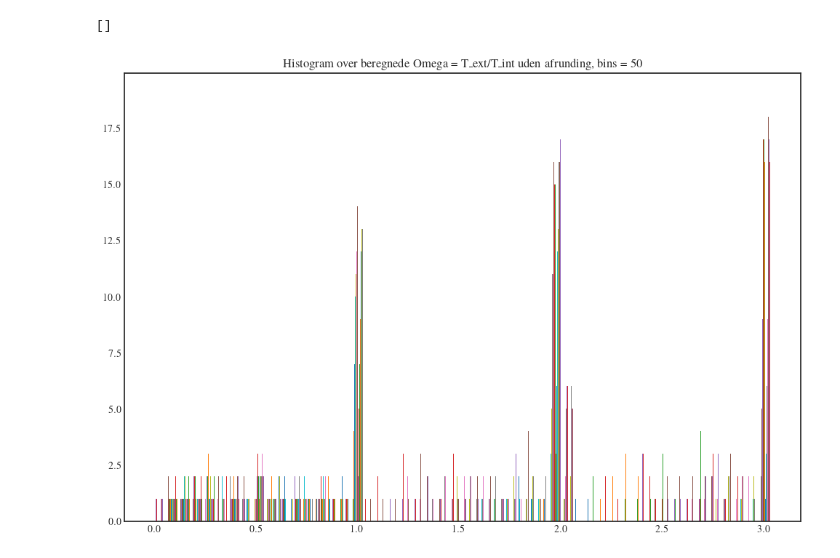
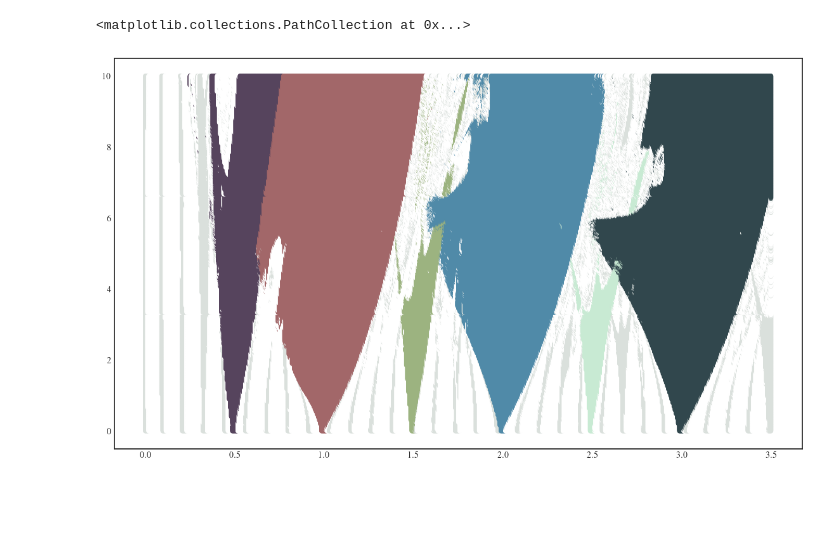
Before and after one commit to ErikBachRyhl/p53, a Jupyter notebook: arnold_plotting.ipynb, the cells around one changed output. Cells and saved outputs as stored; diff of their text form; code cells hidden in the pictures; blank space fills up the shorter version.

```diff
--- a/arnold_plotting.ipynb
+++ b/arnold_plotting.ipynb
@@ -38,9 +18,0 @@ plt.plot()
-# %%
-plt.figure(figsize=(12,8), dpi=100)
-plt.hist(Ratios, bins=50)
-
-plt.title("Histogram over beregnede Omega = T_ext/T_int uden afrunding, bins = 50")
-plt.plot()
-# %% [output]
-[]
-[figure, removed]
@@ -46,0 +55,43 @@ plt.plot()
+# %%
+concat = concatenate_datasets([loaded_data_1, loaded_data_2, loaded_data_3], ["Omega", "coupling_strength", "exception", "calculated_ratio", "entrainment_value"])
+# %%
+threshold = 0.01
+tunger = [0, 0.5, 1, 1.5, 2, 2.5, 3, 3.5]
+tunger_v2 = np.linspace(0.1,3.5,30)
+
+colors = ['C0', 'C1', 'C2', 'C6', 'C7', 'C8', 'C9']
+colors_v2 = ["red", "orange", "blue", "magenta", "green", "cyan", "darkviolet"]
+arnold_color_scheme = ["#DAE0DC", "#56445D", "#A26769", "#9CB380", "#508AA8", "#C8EAD3", "#31474D", '#DAE0DC', "#548687"]
+label = ["0", fr"$\frac{1}{2}$", "1", fr"$\frac{3}{2}$", "2", fr"$\frac{5}{2}$", "3", fr"$n\cdot0.1$"]
+
+def get_color_map(Entrainments, tunger, threshold, colors):
+    color_map = []
+
+    for entrainment in Entrainments:
+        # Initialize the color to white (default color)
+        color = 'white'
+
+        # Check if entrainment falls within any of the specified ranges
+        for i, start in enumerate(tunger_v2):
+            if start - threshold <= entrainment <= start + threshold:
+                color = '#DAE0DC'
+                break  # Break out of the loop once a matching range is found
+
+        # Check if entrainment falls within any of the specified ranges
+        for i, start in enumerate(tunger):
+            if start - threshold <= entrainment <= start + threshold:
+                color = arnold_color_scheme[i]
+                break  # Break out of the loop once a matching range is found
+
+        color_map.append(color)
+
+    return color_map
+
+color_map = get_color_map(np.array(concat["calculated_ratio"]), tunger, threshold, colors)
+# %%
+plt.figure(figsize=(14,8))
+
+plt.scatter(concat["Omega"], concat["coupling_strength"], c=color_map, s=20, marker="o")
+# %% [output]
+<matplotlib.collections.PathCollection at 0x...>
+[figure, added]
```
Also changed, not shown: parts of 11 cells of this notebook, 58 other files.
